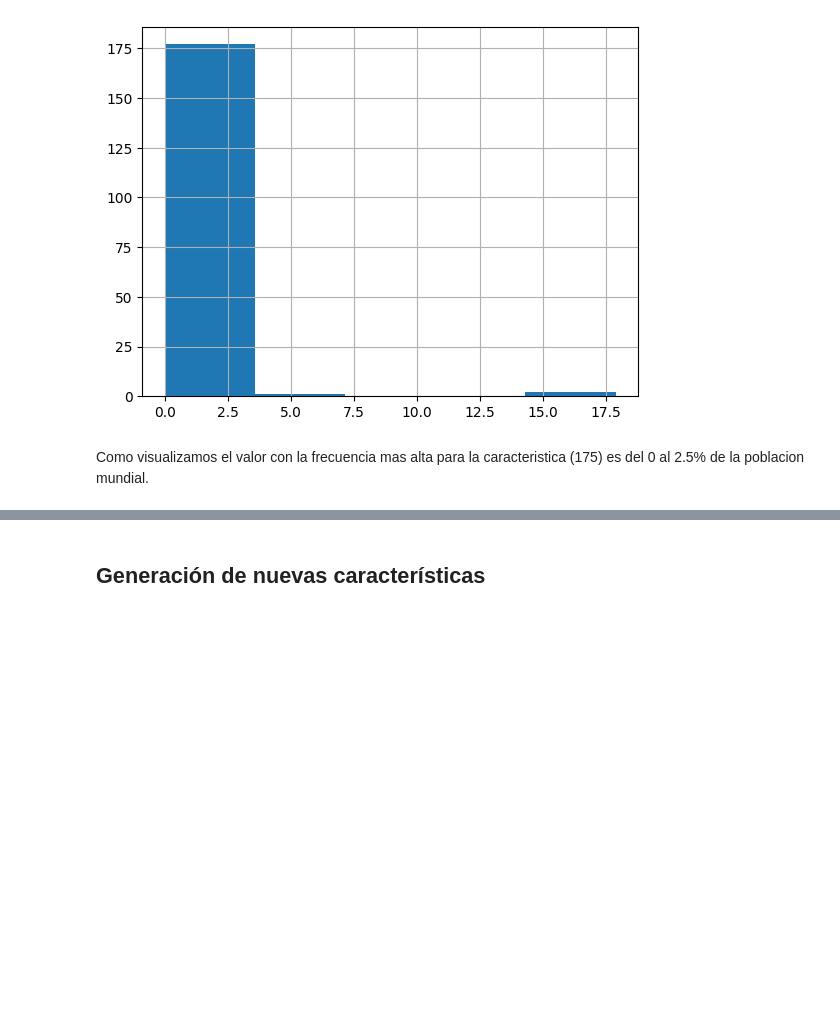
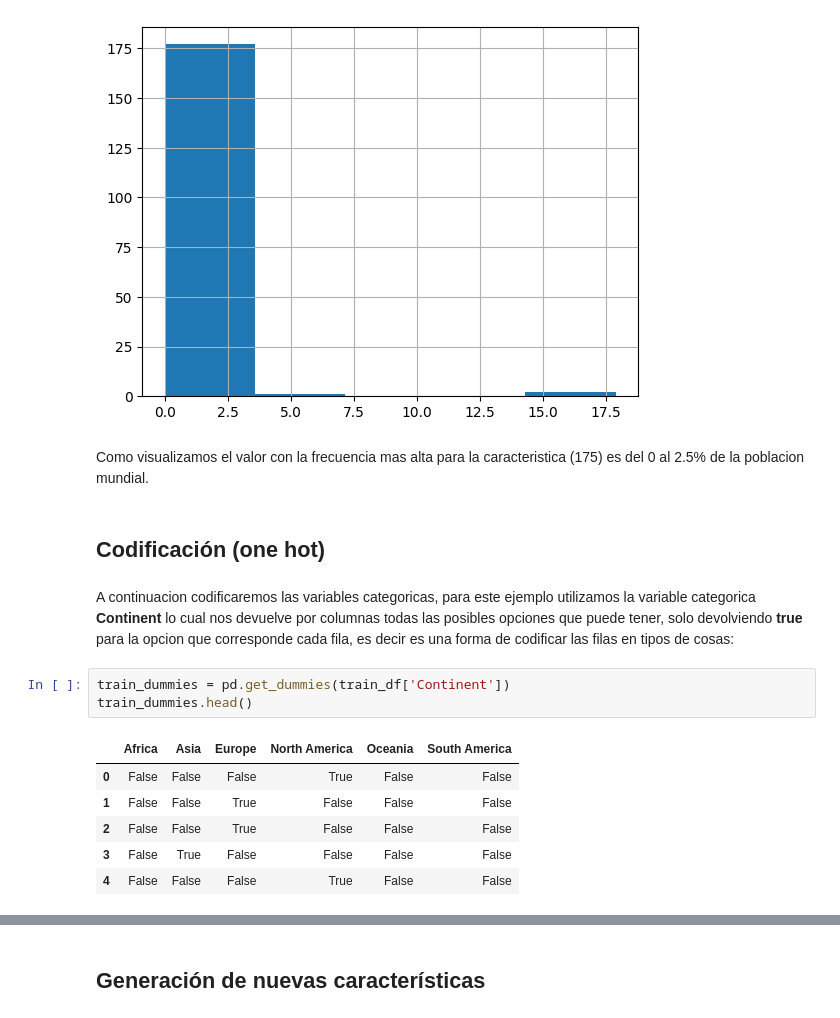
Before and after one commit to andreavazquezt/ProyectoIntegrador, a Jupyter notebook: Avance2_Equipo4.ipynb, the cells around one changed output, grey strips where cells are left out. Drawn from its saved outputs; the diff is of its cells as text; blank space fills up the shorter version.

```diff
--- a/Avance2_Equipo4.ipynb
+++ b/Avance2_Equipo4.ipynb
@@ -175,3 +175,17 @@ train_df['World Population Percentage'].hist(bins=5)
 [figure]
 # %% [markdown]
 Como visualizamos el valor con la frecuencia mas alta para la caracteristica (175) es del 0 al 2.5% de la poblacion mundial.
+# %% [markdown]
+## Codificación (one hot)
+# %% [markdown]
+A continuacion codificaremos las variables categoricas, para este ejemplo utilizamos la variable categorica **Continent** lo cual nos devuelve por columnas todas las posibles opciones que puede tener, solo devolviendo **true** para la opcion que corresponde cada fila, es decir es una forma de codificar las filas en tipos de cosas:
+# %%
+train_dummies = pd.get_dummies(train_df['Continent'])
+train_dummies.head()
+# %% [output]
+|  | Africa | Asia | Europe | North America | Oceania | South America |
+| 0 | False | False | False | True | False | False |
+| 1 | False | False | True | False | False | False |
+| 2 | False | False | True | False | False | False |
+| 3 | False | True | False | False | False | False |
+| 4 | False | False | False | True | False | False |
```
Also changed, not shown: parts of 19 cells of this notebook.
